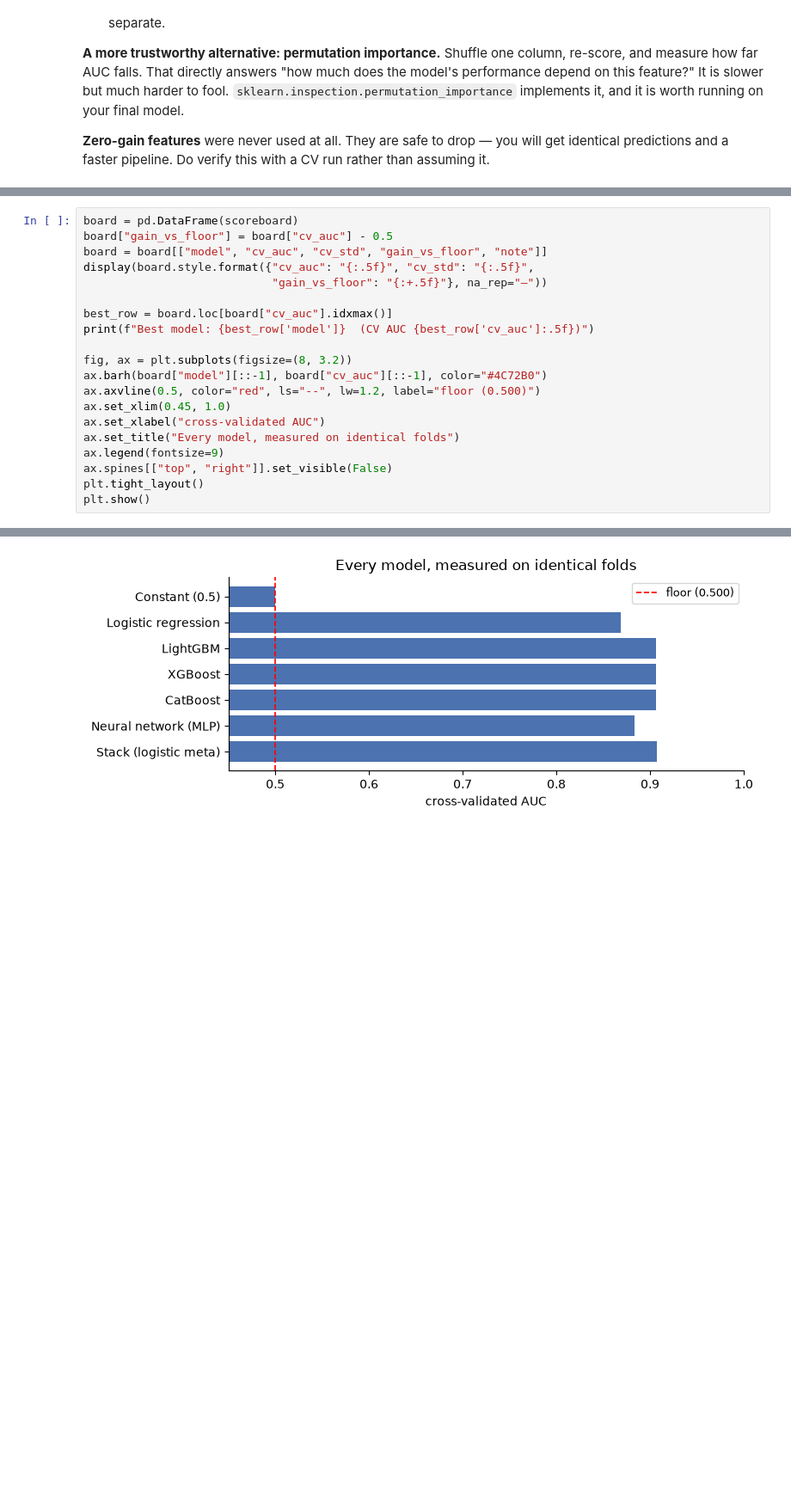
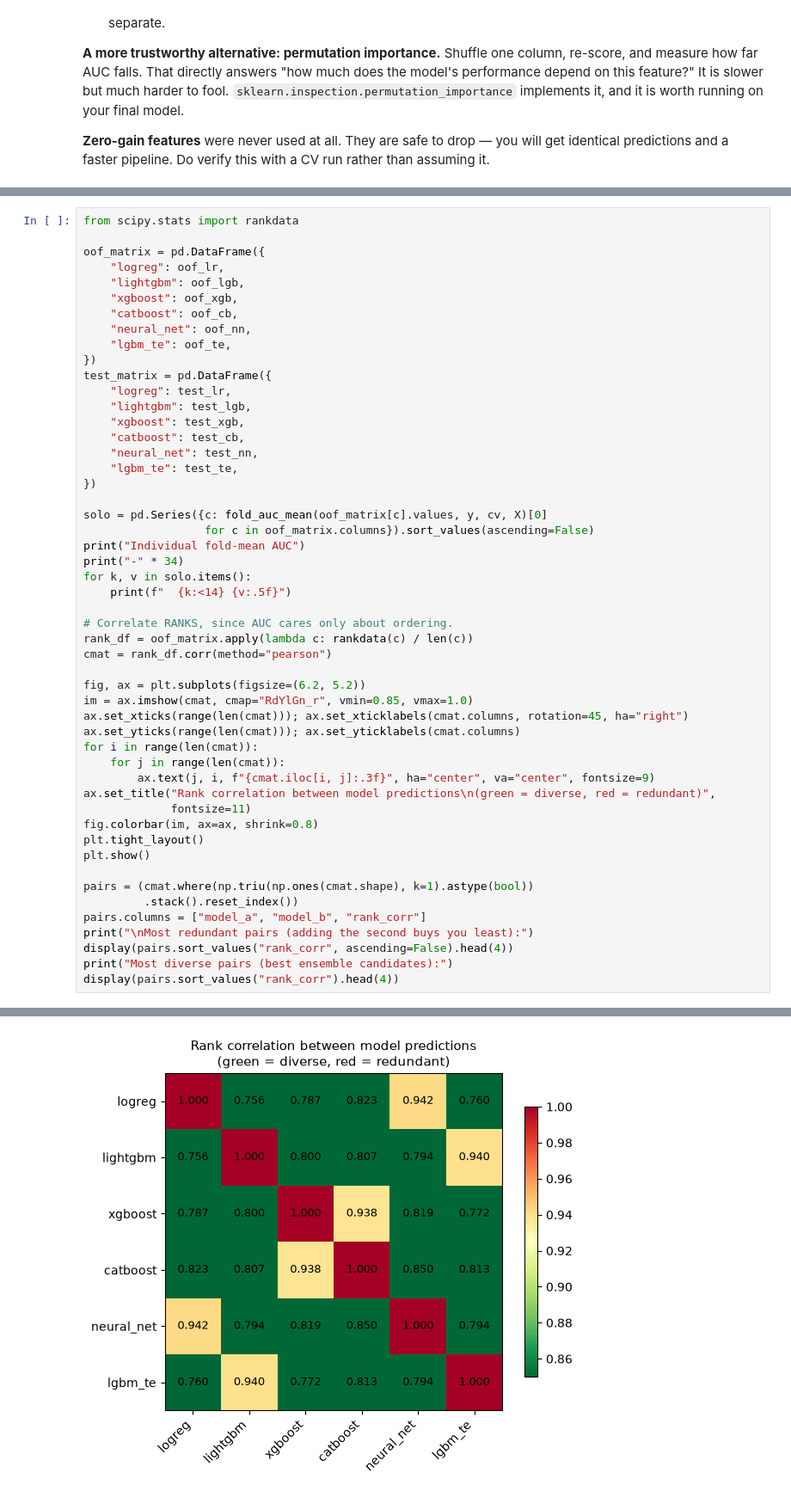
Before and after one commit to EAniwa/kaggle-s6e8-smartphone-addiction, a Jupyter notebook: build/executed.ipynb, the cells around one changed output, grey strips where cells are left out. Shown at 86% size. Cells and saved outputs as stored; diff of their text form; blank space fills up the shorter version.

```diff
--- a/build/executed.ipynb
+++ b/build/executed.ipynb
@@ -2130,21 +2156,52 @@ direction, and it is how you decide what to prune.
 # %%
-board = pd.DataFrame(scoreboard)
-board["gain_vs_floor"] = board["cv_auc"] - 0.5
-board = board[["model", "cv_auc", "cv_std", "gain_vs_floor", "note"]]
-display(board.style.format({"cv_auc": "{:.5f}", "cv_std": "{:.5f}",
-                            "gain_vs_floor": "{:+.5f}"}, na_rep="—"))
+from scipy.stats import rankdata
 
-best_row = board.loc[board["cv_auc"].idxmax()]
-print(f"Best model: {best_row['model']}  (CV AUC {best_row['cv_auc']:.5f})")
+oof_matrix = pd.DataFrame({
+    "logreg": oof_lr,
+    "lightgbm": oof_lgb,
+    "xgboost": oof_xgb,
+    "catboost": oof_cb,
+    "neural_net": oof_nn,
+    "lgbm_te": oof_te,
+})
+test_matrix = pd.DataFrame({
+    "logreg": test_lr,
+    "lightgbm": test_lgb,
+    "xgboost": test_xgb,
+    "catboost": test_cb,
+    "neural_net": test_nn,
+    "lgbm_te": test_te,
+})
 
-fig, ax = plt.subplots(figsize=(8, 3.2))
-ax.barh(board["model"][::-1], board["cv_auc"][::-1], color="#4C72B0")
-ax.axvline(0.5, color="red", ls="--", lw=1.2, label="floor (0.500)")
-ax.set_xlim(0.45, 1.0)
-ax.set_xlabel("cross-validated AUC")
-ax.set_title("Every model, measured on identical folds")
-ax.legend(fontsize=9)
-ax.spines[["top", "right"]].set_visible(False)
+solo = pd.Series({c: fold_auc_mean(oof_matrix[c].values, y, cv, X)[0]
+                  for c in oof_matrix.columns}).sort_values(ascending=False)
+print("Individual fold-mean AUC")
+print("-" * 34)
+for k, v in solo.items():
+    print(f"  {k:<14} {v:.5f}")
+
+# Correlate RANKS, since AUC cares only about ordering.
+rank_df = oof_matrix.apply(lambda c: rankdata(c) / len(c))
+cmat = rank_df.corr(method="pearson")
+
+fig, ax = plt.subplots(figsize=(6.2, 5.2))
+im = ax.imshow(cmat, cmap="RdYlGn_r", vmin=0.85, vmax=1.0)
+ax.set_xticks(range(len(cmat))); ax.set_xticklabels(cmat.columns, rotation=45, ha="right")
+ax.set_yticks(range(len(cmat))); ax.set_yticklabels(cmat.columns)
+for i in range(len(cmat)):
+    for j in range(len(cmat)):
+        ax.text(j, i, f"{cmat.iloc[i, j]:.3f}", ha="center", va="center", fontsize=9)
+ax.set_title("Rank correlation between model predictions\n(green = diverse, red = redundant)",
+             fontsize=11)
+fig.colorbar(im, ax=ax, shrink=0.8)
 plt.tight_layout()
 plt.show()
+
+pairs = (cmat.where(np.triu(np.ones(cmat.shape), k=1).astype(bool))
+         .stack().reset_index())
+pairs.columns = ["model_a", "model_b", "rank_corr"]
+print("\nMost redundant pairs (adding the second buys you least):")
+display(pairs.sort_values("rank_corr", ascending=False).head(4))
+print("Most diverse pairs (best ensemble candidates):")
+display(pairs.sort_values("rank_corr").head(4))
 # %% [output]
@@ -2160 +2216 @@ Best model: Stack (logistic meta)  (CV AUC 0.90759)
-[figure, old version]
+[figure, new version]
```
Also changed, not shown: parts of 37 cells of this notebook, 6 other files.
